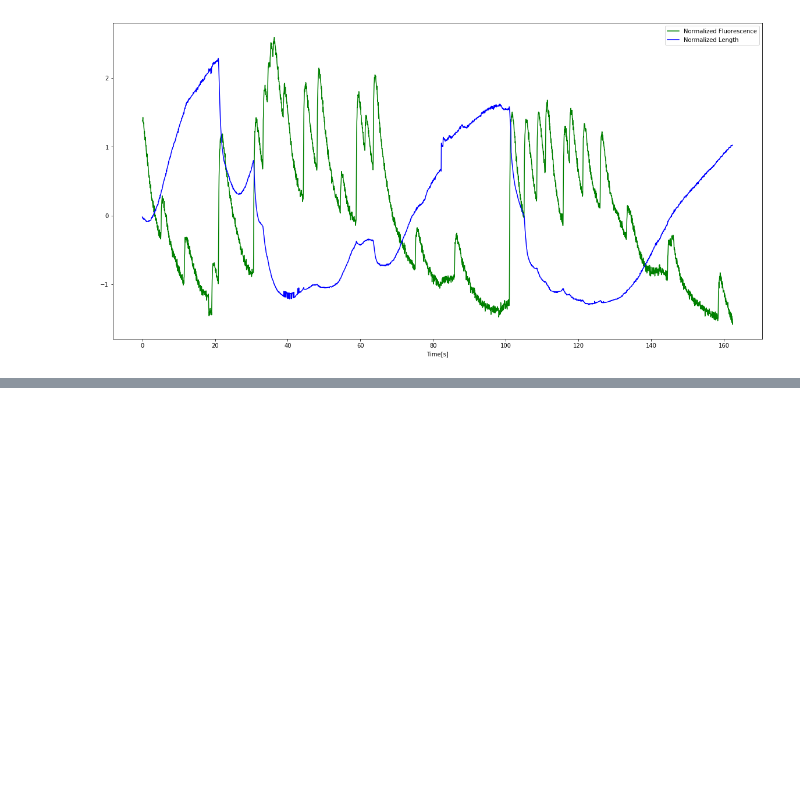
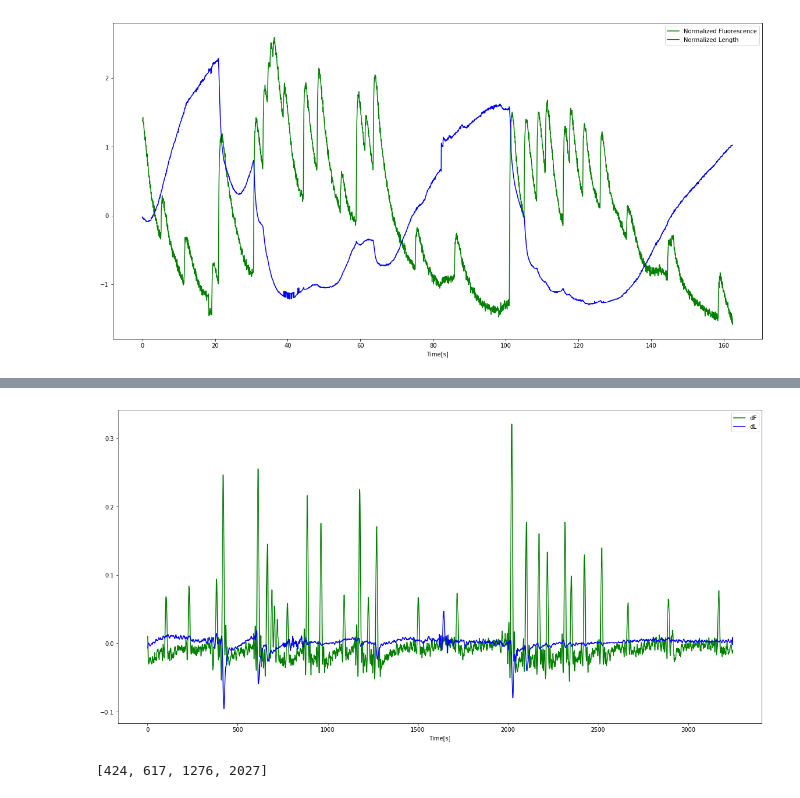
Before and after one commit to hengjiwang/hydracv, a Jupyter notebook: correlation_analysis/coorelation.ipynb, the cells around one changed output, grey strips where cells are left out. Cells and saved outputs as stored; diff of their text form; code cells hidden in the pictures; blank space fills up the shorter version.

Commit message:
Add 1st derivative

```diff
--- a/correlation_analysis/coorelation.ipynb
+++ b/correlation_analysis/coorelation.ipynb
@@ -17,0 +38,25 @@ plt.show()
+# %%
+# 1st derivative
+deriv_fluo = norm_fluo_smooth[1:] - norm_fluo_smooth[:-1]
+deriv_length = norm_length_smooth[1:] - norm_length_smooth[:-1]
+deriv_length[deriv_length>0.2]=0
+
+# 2nd derivative
+deriv_fluo_2 = deriv_fluo[1:] - deriv_fluo[:-1]
+deriv_length_2 = deriv_length[1:] - deriv_length[:-1]
+# %%
+plt.figure(figsize=(20,10))
+plt.plot(deriv_fluo,'g',label="dF")
+plt.plot(deriv_length, 'b', label="dL")
+plt.legend()
+plt.xlabel('Time[s]')
+plt.show()
+
+# plt.figure(figsize=(20,10))
+# plt.plot(x[:-2], deriv_fluo_2,'g',label="dF")
+# plt.plot(x[:-3], deriv_length_2, 'b', label="dL")
+# plt.legend()
+# plt.xlabel('Time[s]')
+# plt.show()
+# %% [output]
+[figure, added]
@@ -17,0 +72,4 @@ plt.show()
+# %%
+contrs
+# %% [output]
+[424, 617, 1276, 2027]
```
Also changed, not shown: parts of 4 cells of this notebook.
